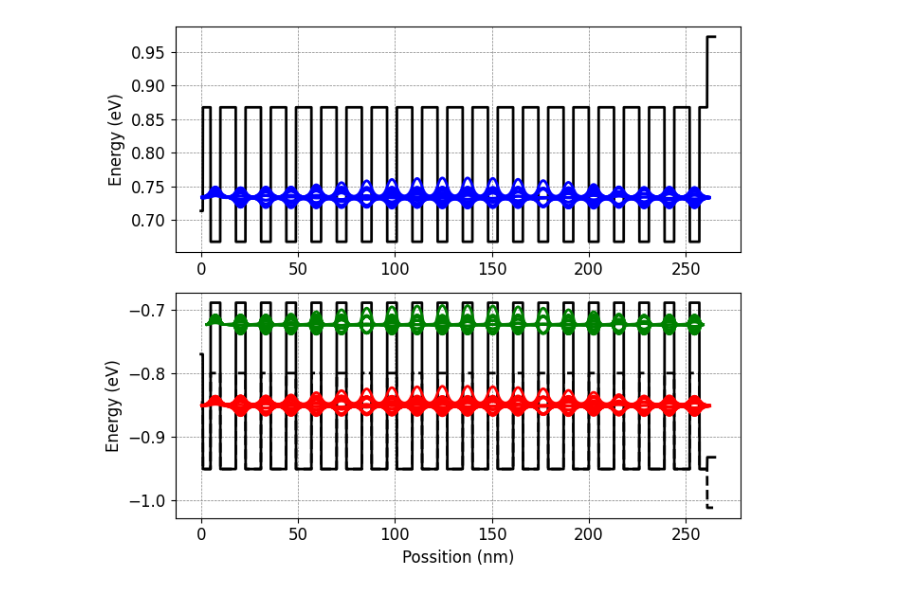
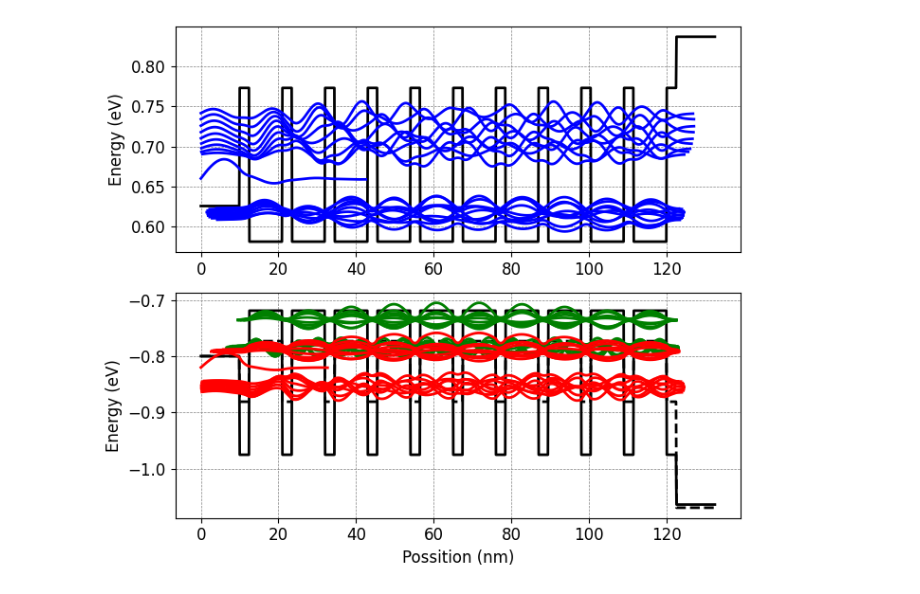
Before and after one commit to mikayla-eckelcifrese/EEE_434_functions, a Jupyter notebook: Semiconductor-Project/Solcore_material.ipynb, the cells around one changed output. Saved outputs shown, nothing was run; the diff lists cells and outputs as text; code cells hidden in the pictures.

```diff
--- a/Semiconductor-Project/Solcore_material.ipynb
+++ b/Semiconductor-Project/Solcore_material.ipynb
@@ -1,25 +1,26 @@
 # %%
 from solcore import si, material
 from solcore.structure import Layer, Structure
 import solcore.quantum_mechanics as QM
 
 # First we create the materials we need
 top = material("GaAs")(T=293, strained = False)
 barrier = material("GaAsP")(T=293, P = 0.32, strained = False)
 well = material("GaInAs")(T=293, In = 0.11, strained = False)
-bottom = material("AlGaAs")(T=293, Al = 0.3, Strained = False) #doesn't recognize name pf compound
+bottom = material("AlGaAs")(T=293, Al = 0.5, Strained = False) #doesn't recognize name pf compound
 
 # As well as some of the layers
 top_layer = Layer(width=si("10nm"), material=top)
 barrier_layer = Layer(width=si("2.5nm"), material=barrier)
 well_layer = Layer(width=si("8.5nm"), material=well)
-bottom_layer = Layer(width=si("10nm"), material=bottom)
+bottom_barrier_layer = Layer(width=si("50nm"), material=bottom)
+bottom_layer = Layer(width=si("50nm"), material=top)
 
 
 # Layered quantum wells
-layers = [top_layer, barrier_layer] + 10 * [well_layer, barrier_layer] + [bottom_layer]
+layers = [top_layer, barrier_layer] + 10 * [well_layer, barrier_layer] + [bottom_barrier_layer, bottom_layer]
 
 test_structure_1 = Structure(layers, substrate=top)
 output_1 = QM.schrodinger(test_structure_1, quasiconfined=0, graphtype='potentials', num_eigenvalues=20, show=True)
 # %% [output]
-[figure, old version]
+[figure, new version]
```
Also changed, not shown: parts of 1 cell of this notebook.
